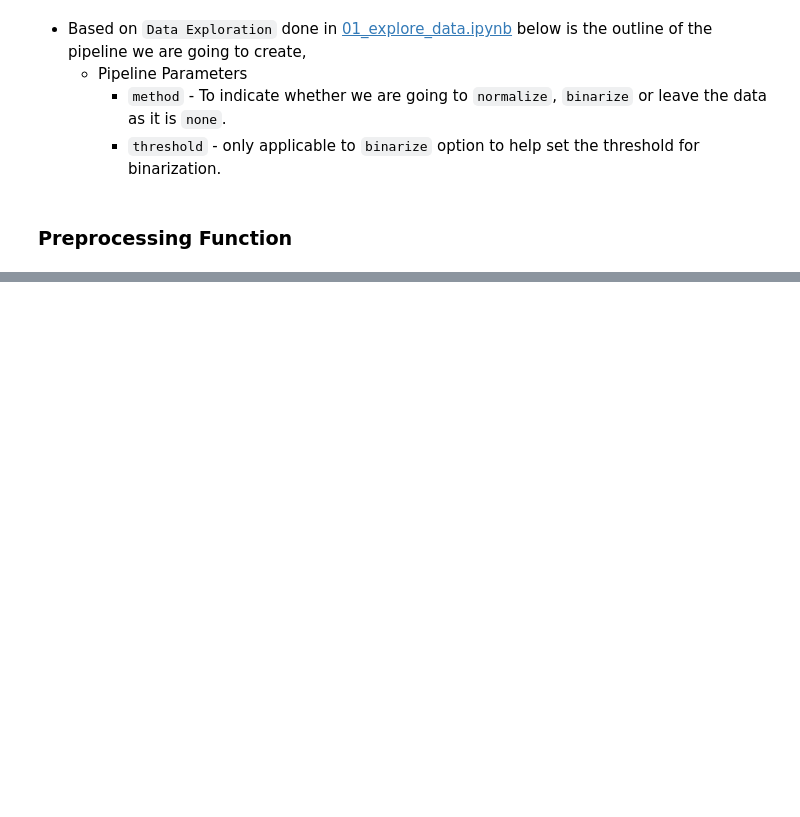
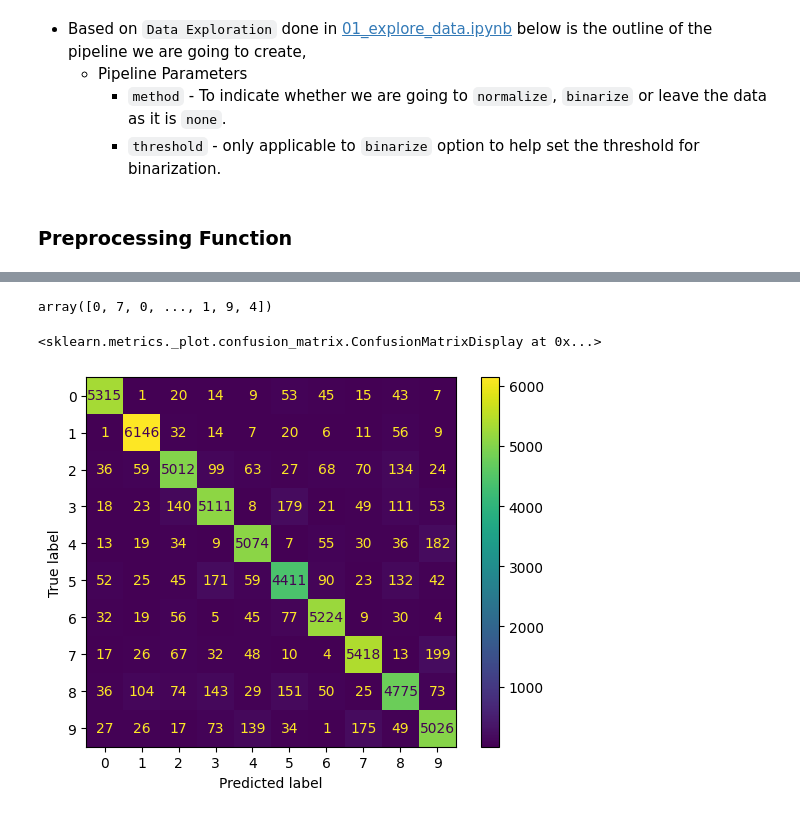
Before and after one commit to gaurangdave/mnist_digits_recognition, a Jupyter notebook: notebooks/02_transform_data.ipynb, the cells around one changed output, grey strips where cells are left out. Drawn from its saved outputs; the diff is of its cells as text; code cells hidden in the pictures; blank space fills up the shorter version.

Commit message:
Created using Colab - Trained a simple `LogisticRegression` model, and ran various performance measurement and analysis techniques.

```diff
--- a/notebooks/02_transform_data.ipynb
+++ b/notebooks/02_transform_data.ipynb
@@ -167,14 +169,15 @@ def preprocess_data(data, method="none", threshold = 128):
     Returns:
         pd.DataFrame: Preprocessed dataset.
     """
-
     if method == "normalize":
         scaler = MinMaxScaler()
         transformed_data = scaler.fit_transform(data)
+        return pd.DataFrame(transformed_data)
     elif method == "binarize":
         binarizer = Binarizer(threshold=threshold)
         transformed_data = binarizer.fit_transform(data)
+        return pd.DataFrame(transformed_data)
     # else, keep features unchanged (no transformation)
 
     # Combine processed features and labels
-    return pd.DataFrame(transformed_data)
+    return pd.DataFrame(data)
@@ -182,0 +241,11 @@ def preprocess_data(data, method="none", threshold = 128):
+# %%
+from sklearn.linear_model import LogisticRegression
+
+## initialize LogisticRegression
+logistic_regression = LogisticRegression(max_iter=10000)
+
+## create pipeline
+pipeline = Pipeline([
+    ("preprocessing", FunctionTransformer(preprocess_data, kw_args={"method": "normalize"})),
+    ("training", logistic_regression)
+])
@@ -182,0 +271,2 @@ def preprocess_data(data, method="none", threshold = 128):
+# %%
+probabilities = cross_val_predict(pipeline, train_X, train_Y, cv=3, method="predict_proba")
@@ -182,0 +289,12 @@ def preprocess_data(data, method="none", threshold = 128):
+# %%
+## convert probabilies into predictions
+predictions = np.argmax(probabilities, axis=1)
+# %%
+predictions
+# %% [output]
+array([0, 7, 0, ..., 1, 9, 4])
+# %%
+ConfusionMatrixDisplay.from_predictions(train_Y, predictions)
+# %% [output]
+<sklearn.metrics._plot.confusion_matrix.ConfusionMatrixDisplay at 0x...>
+[figure, added]
```
Also changed, not shown: parts of 24 cells of this notebook.
